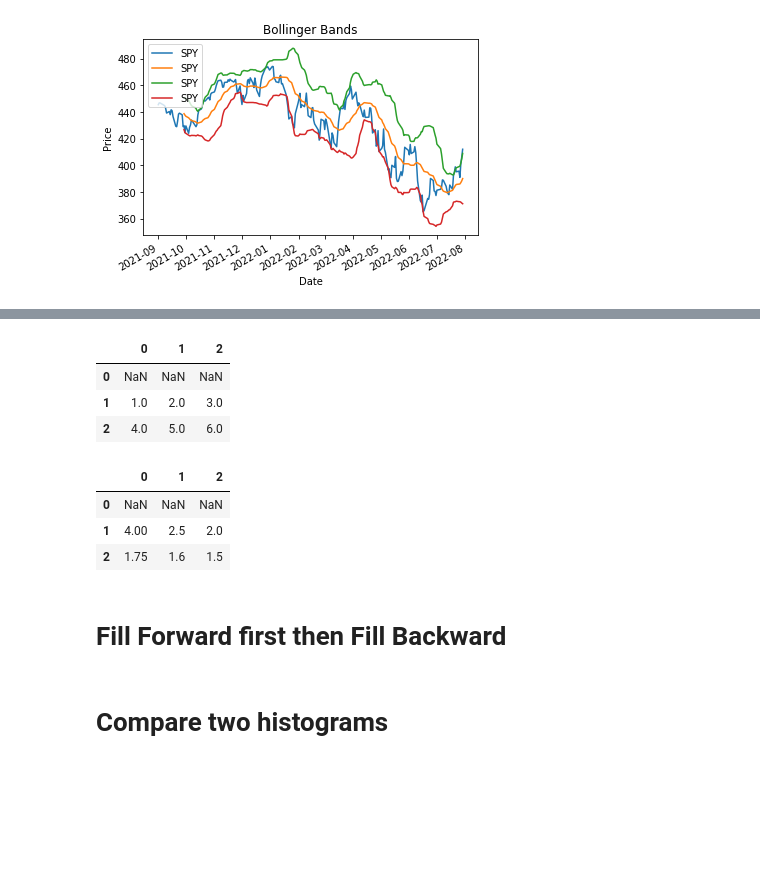
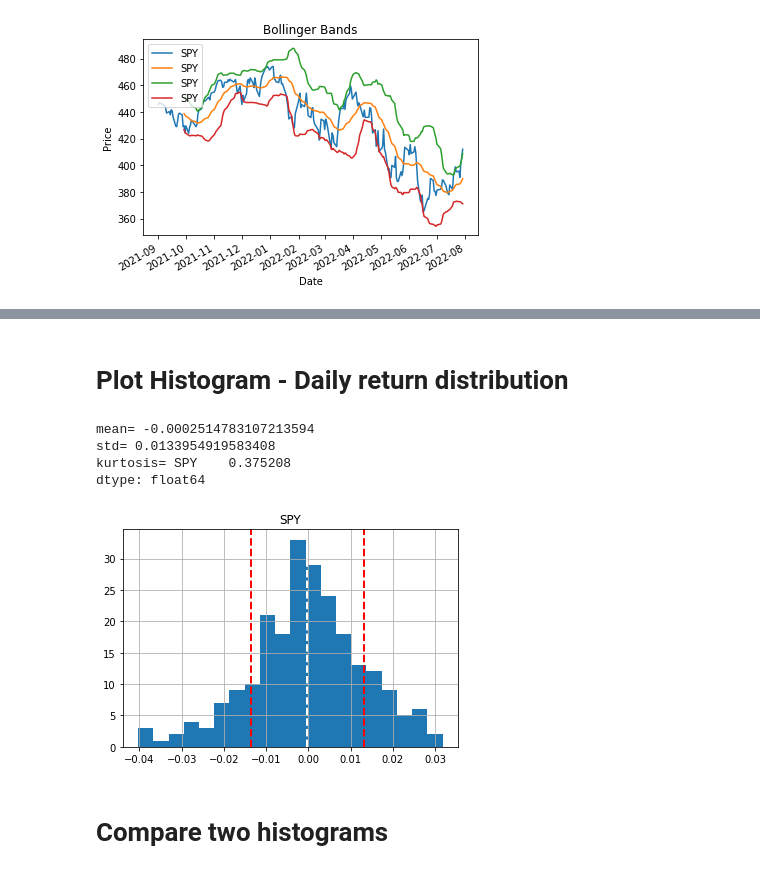
Before and after one commit to hss0727/MachineLearningForTrading, a Jupyter notebook: udacity.ipynb, the cells around one changed output, grey strips where cells are left out. Drawn from its saved outputs; the diff is of its cells as text; code cells hidden in the pictures; blank space fills up the shorter version.

Commit message:
Update plot

```diff
--- a/udacity.ipynb
+++ b/udacity.ipynb
@@ -265,14 +225,0 @@ df
-# %%
-df.shift(1)
-# %% [output]
-|  | 0 | 1 | 2 |
-| 0 | NaN | NaN | NaN |
-| 1 | 1.0 | 2.0 | 3.0 |
-| 2 | 4.0 | 5.0 | 6.0 |
-# %%
-df / df.shift(1)
-# %% [output]
-|  | 0 | 1 | 2 |
-| 0 | NaN | NaN | NaN |
-| 1 | 4.00 | 2.5 | 2.0 |
-| 2 | 1.75 | 1.6 | 1.5 |
@@ -286,19 +226,29 @@ def comupte_daily_return(df):
-# %% [markdown]
-# Fill Forward first then Fill Backward
+# %% [markdown]
+# Plot Histogram - Daily return distribution
 # %%
-daily_returns = compute_daily_returns(df)
+dates = def_dates
+symbols = ['SPY']
+df = get_data(symbols, dates)
+
+daily_returns = comupte_daily_return(df)
 
 daily_returns.hist(bins=20)
 mean = daily_returns['SPY'].mean()
 print("mean=", mean)
 std = daily_returns['SPY'].std()
 print("std=", std)
 
 plt.axvline(mean, color='w', linestyle='dashed', linewidth=2)
-plt.axvline(std, color='r', linestyle='dashed', linewidth=2)
-plt.axvline(-std, color='r', linestyle='dashed', linewidth=2)
+plt.axvline(mean+std, color='r', linestyle='dashed', linewidth=2)
+plt.axvline(mean-std, color='r', linestyle='dashed', linewidth=2)
 
 print("kurtosis=", daily_returns.kurtosis())
+# %% [output]
+mean= -0.0002514783107213594
+std= 0.0133954919583408
+kurtosis= SPY    0.375208
+dtype: float64
+[figure, added]
 # %% [markdown]
 # Compare two histograms
 # %%
```
Also changed, not shown: parts of 11 cells of this notebook.
